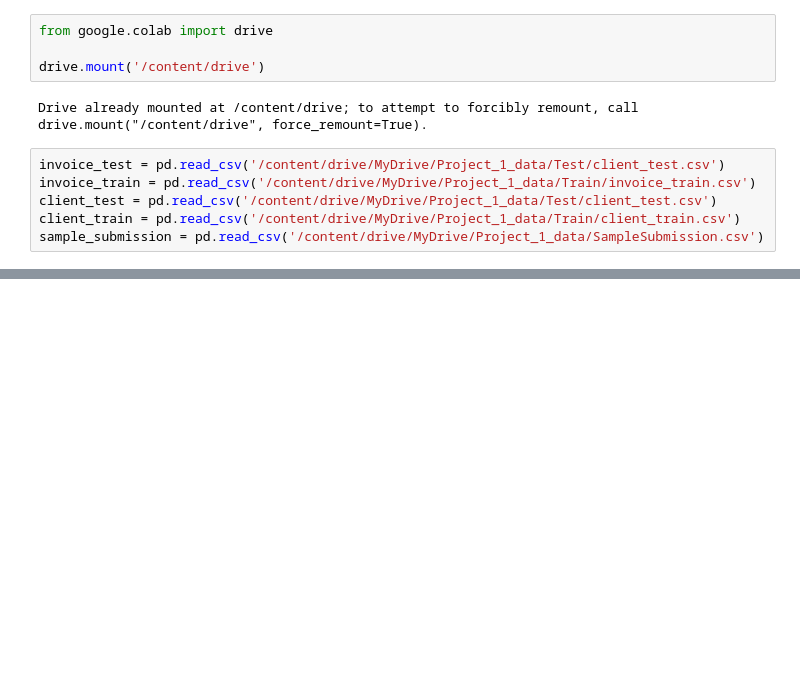
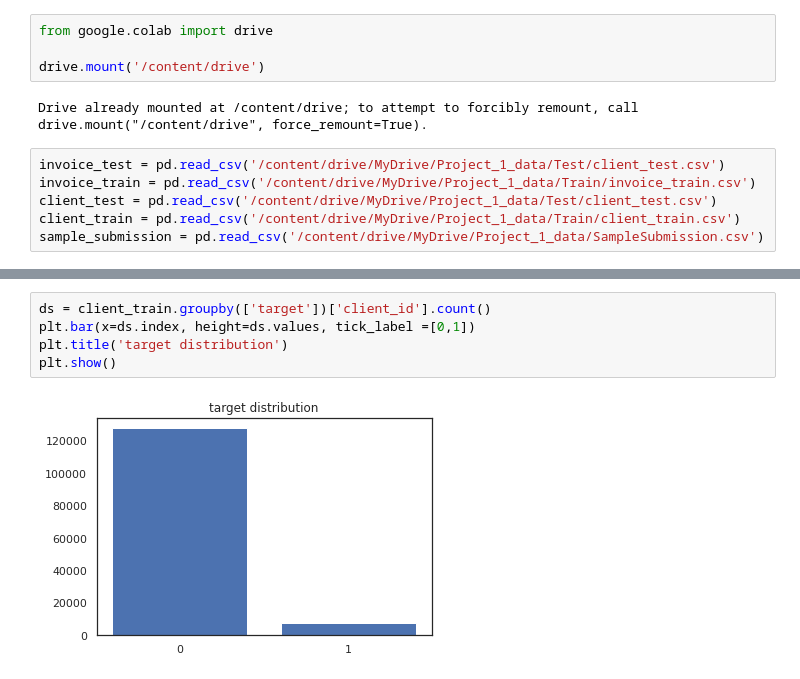
Before and after one commit to anuragkj/GDSC_ML_Training_Project_1, a Jupyter notebook: Project_1.ipynb, the cells around one changed output, grey strips where cells are left out. Cells and saved outputs as stored; diff of their text form; blank space fills up the shorter version.

```diff
--- a/Project_1.ipynb
+++ b/Project_1.ipynb
@@ -37,0 +176,7 @@ sample_submission = pd.read_csv('/content/drive/MyDrive/Project_1_data/SampleSub
+# %%
+ds = client_train.groupby(['target'])['client_id'].count()
+plt.bar(x=ds.index, height=ds.values, tick_label =[0,1])
+plt.title('target distribution')
+plt.show()
+# %% [output]
+[figure, added]
```
Also changed, not shown: parts of 15 cells of this notebook.
